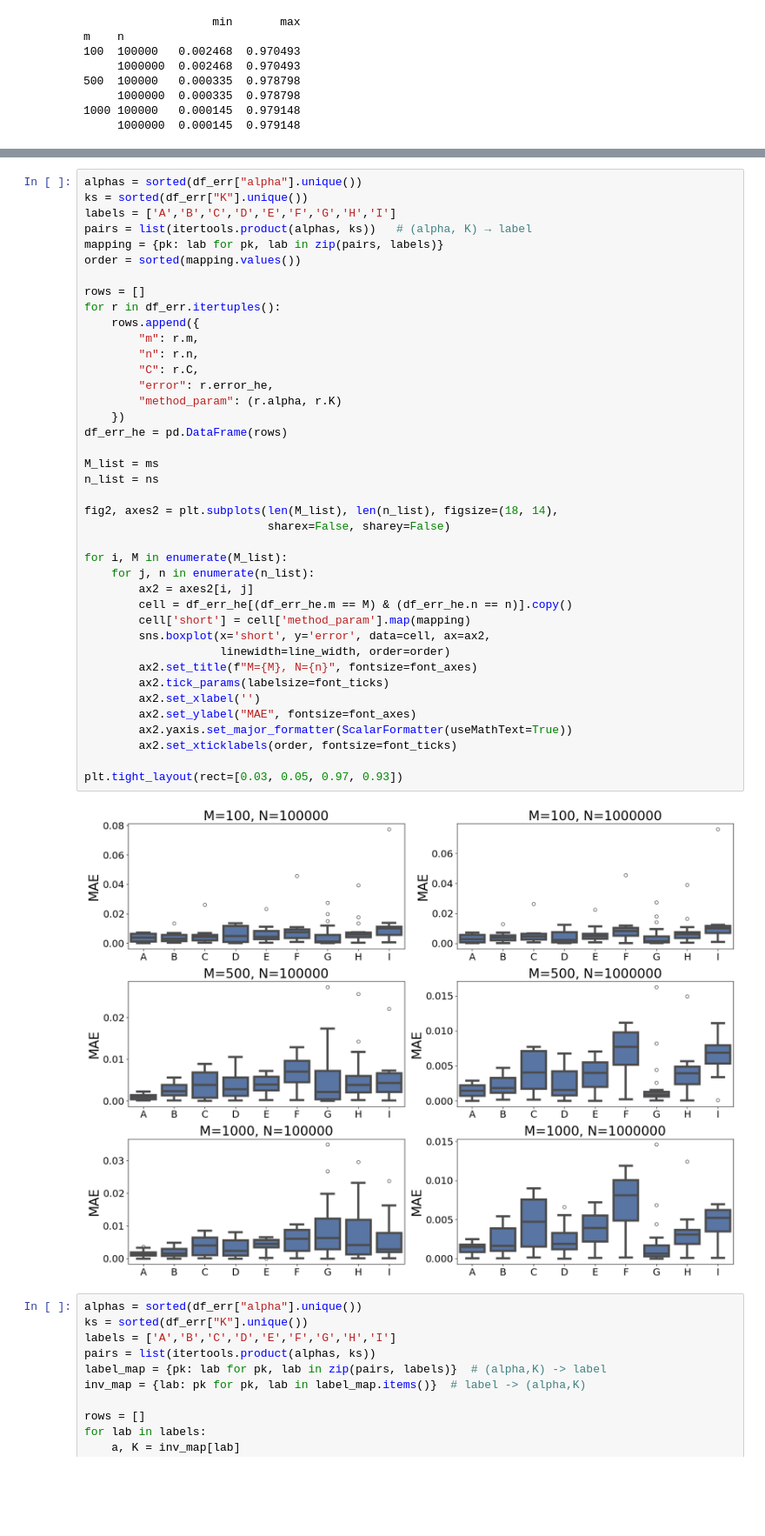
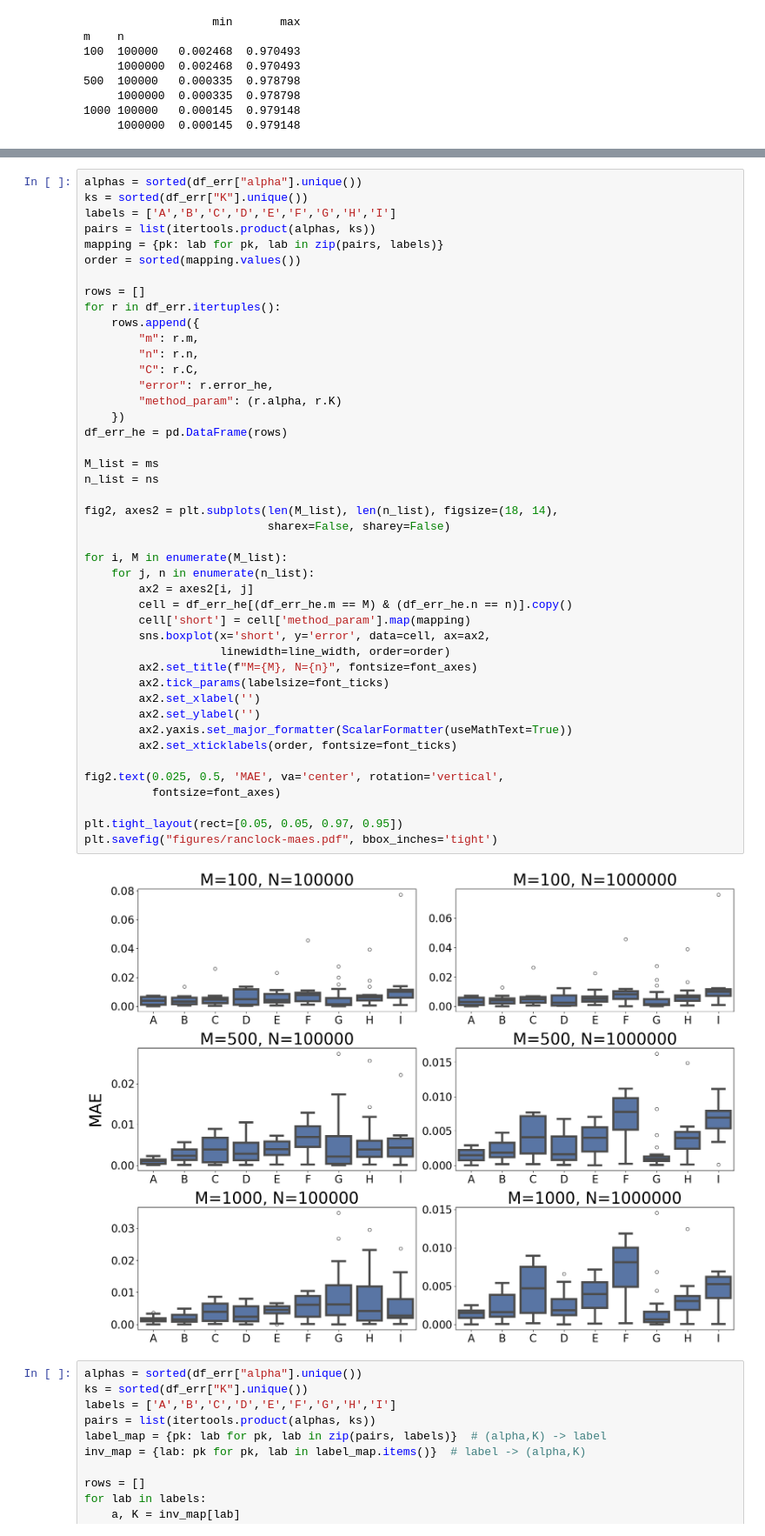
Before and after one commit to Effygal/cache-modeling, a Jupyter notebook: mrc-analysis.ipynb, the cells around one changed output, grey strips where cells are left out. Shown at 87% size. Drawn from its saved outputs; the diff is of its cells as text; blank space fills up the shorter version.

```diff
--- a/mrc-analysis.ipynb
+++ b/mrc-analysis.ipynb
@@ -714,7 +730,7 @@ fig.tight_layout(rect=[0, 0, 1, 0.93])
 alphas = sorted(df_err["alpha"].unique())
 ks = sorted(df_err["K"].unique())
 labels = ['A','B','C','D','E','F','G','H','I']
-pairs = list(itertools.product(alphas, ks))   # (alpha, K) → label
+pairs = list(itertools.product(alphas, ks))
 mapping = {pk: lab for pk, lab in zip(pairs, labels)}
 order = sorted(mapping.values())
 
@@ -722,36 +738,40 @@ rows = []
 for r in df_err.itertuples():
     rows.append({
         "m": r.m,
         "n": r.n,
         "C": r.C,
         "error": r.error_he,
         "method_param": (r.alpha, r.K)
     })
 df_err_he = pd.DataFrame(rows)
 
 M_list = ms
 n_list = ns
 
 fig2, axes2 = plt.subplots(len(M_list), len(n_list), figsize=(18, 14),
                            sharex=False, sharey=False)
 
 for i, M in enumerate(M_list):
     for j, n in enumerate(n_list):
         ax2 = axes2[i, j]
         cell = df_err_he[(df_err_he.m == M) & (df_err_he.n == n)].copy()
         cell['short'] = cell['method_param'].map(mapping)
         sns.boxplot(x='short', y='error', data=cell, ax=ax2,
                     linewidth=line_width, order=order)
         ax2.set_title(f"M={M}, N={n}", fontsize=font_axes)
         ax2.tick_params(labelsize=font_ticks)
         ax2.set_xlabel('')
-        ax2.set_ylabel("MAE", fontsize=font_axes)
+        ax2.set_ylabel('')
         ax2.yaxis.set_major_formatter(ScalarFormatter(useMathText=True))
         ax2.set_xticklabels(order, fontsize=font_ticks)
 
-plt.tight_layout(rect=[0.03, 0.05, 0.97, 0.93])
+fig2.text(0.025, 0.5, 'MAE', va='center', rotation='vertical',
+          fontsize=font_axes)
+
+plt.tight_layout(rect=[0.05, 0.05, 0.97, 0.95])
+plt.savefig("figures/ranclock-maes.pdf", bbox_inches='tight')
 # %% [output]
-[figure, old version]
+[figure, new version]
 # %%
 alphas = sorted(df_err["alpha"].unique())
 ks = sorted(df_err["K"].unique())
```
Also changed, not shown: parts of 2 cells of this notebook.
